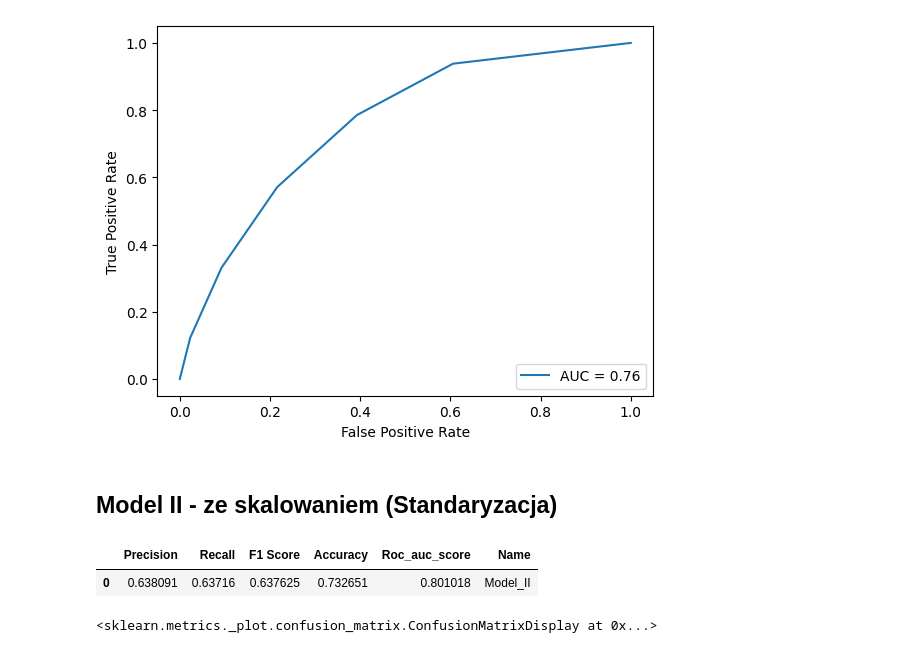
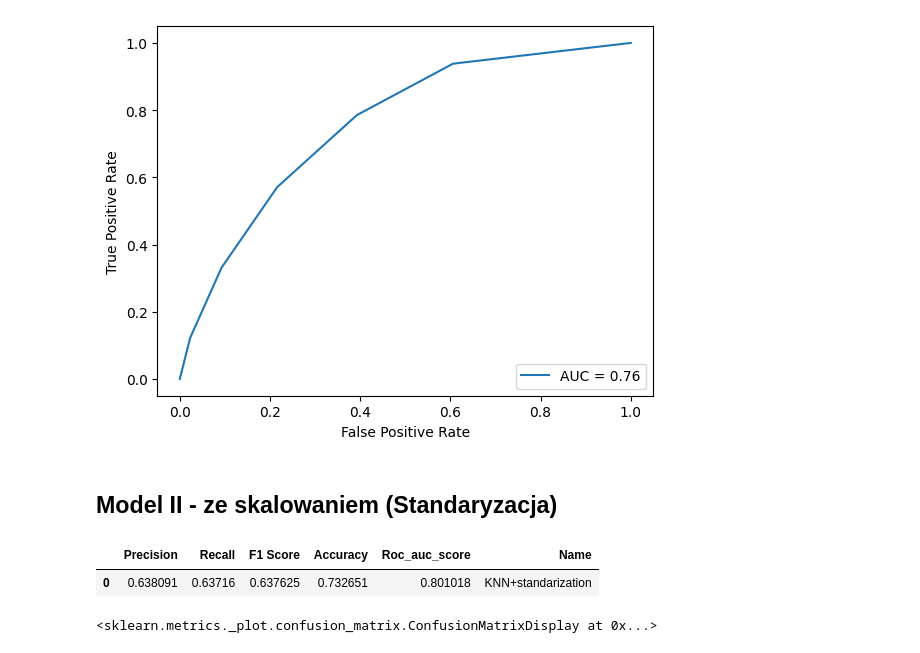
Before and after one commit to rzajac39/SAD_project2, a Jupyter notebook: notebooks/KNN.ipynb, the cells around one changed output. Saved outputs shown, nothing was run; the diff lists cells and outputs as text; code cells hidden in the pictures.

```diff
--- a/notebooks/KNN.ipynb
+++ b/notebooks/KNN.ipynb
@@ -87,12 +87,12 @@ X_train, X_test, y_train, y_test = train_test_split(X, y, test_size=.2, random_s
 # %%
 knn_II = KNeighborsClassifier(n_jobs=-1)
 knn_II.fit(X_train, y_train)
 model_II = generate_raport(knn_II, X_train, X_test, y_train, y_test, True)
-model_II["Name"]= "Model_II"
+model_II["Name"]= "KNN+standarization"
 model_II
 # %% [output]
 |  | Precision | Recall | F1 Score | Accuracy | Roc_auc_score | Name |
-| 0 | 0.638091 | 0.63716 | 0.637625 | 0.732651 | 0.801018 | Model_II |
+| 0 | 0.638091 | 0.63716 | 0.637625 | 0.732651 | 0.801018 | KNN+standarization |
 # %%
 plot_confusion_matrix(knn_II, X_test, y_test)
 # %% [output]
```
Also changed, not shown: parts of 7 cells of this notebook, 2 other files.
